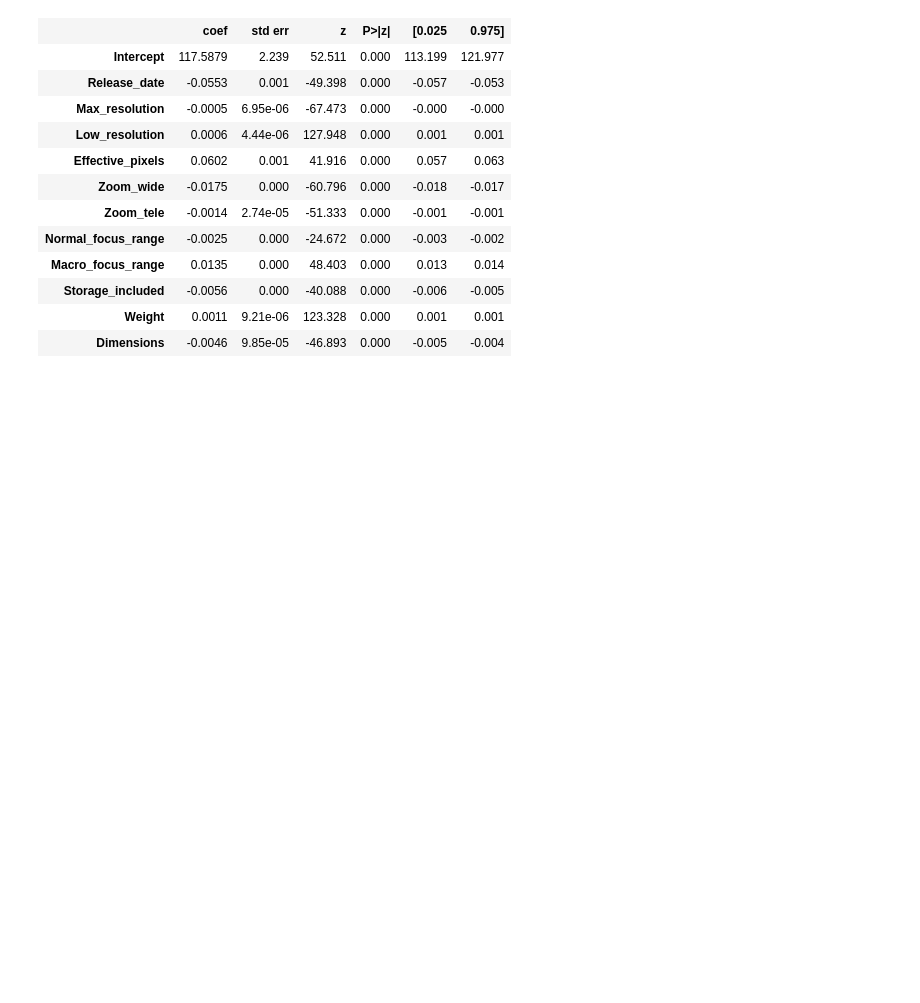
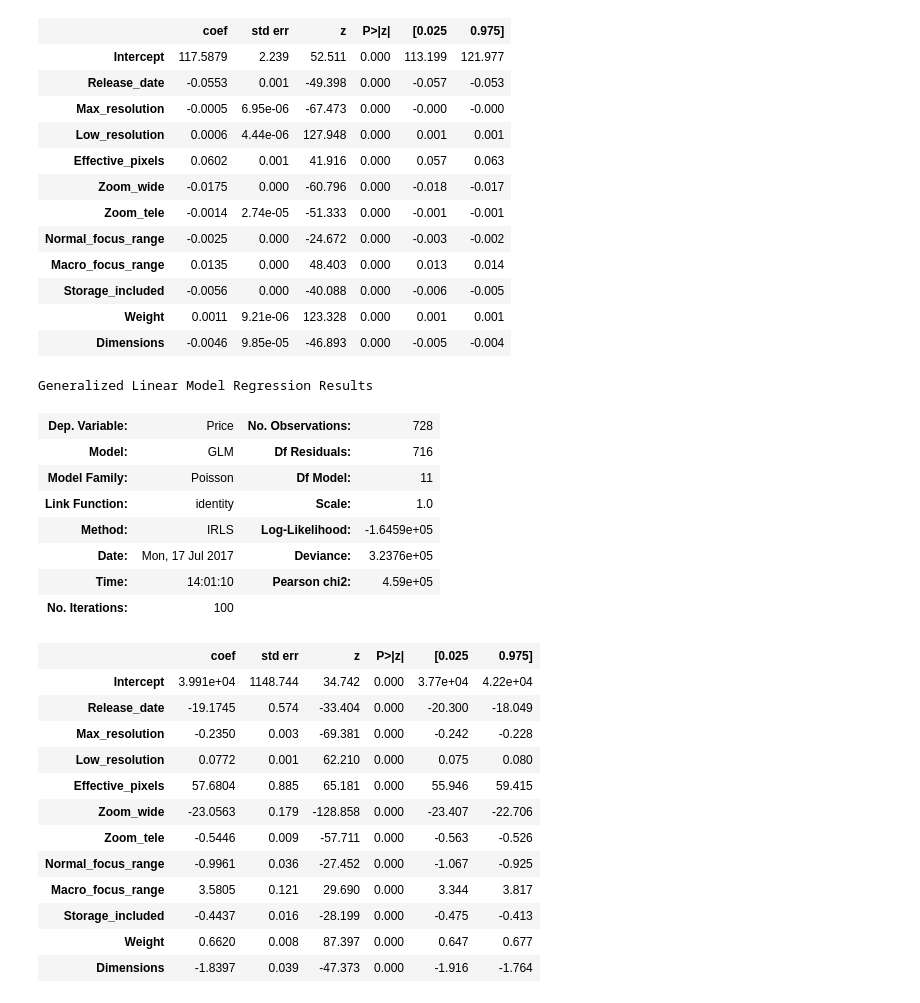
Before and after one commit to mainak24/Regression-2, a Jupyter notebook: Linear_1_camera.ipynb, the cells around one changed output. Drawn from its saved outputs; the diff is of its cells as text; code cells hidden in the pictures; blank space fills up the shorter version.

```diff
--- a/Linear_1_camera.ipynb
+++ b/Linear_1_camera.ipynb
@@ -517,0 +709,11 @@ r2_score(y_train, weight_pred)
+# %%
+x=x_train[["Release date",'Macro focus range','Storage included',"Zoom wide (W)",'Normal focus range',"Weight (inc. batteries)","Dimensions","Max resolution","Zoom tele (T)","Low resolution","Effective pixels"]]
+model_LR.fit(x,y_train)
+print(model_LR.intercept_)
+print(model_LR.coef_)
+weight_pred = model_LR.predict(x)
+r2 = r2_score(y_train, weight_pred)
+print("R square = ",r2)
+n = x_train.shape[0]
+ar2 = 1-((1-r2)*(n-1)/(n-11-1))
+print("Adjusted R square = ",ar2)
@@ -517,0 +729,10 @@ r2_score(y_train, weight_pred)
+# %%
+#Ridge
+model_ridge = RidgeCV(alphas =[0.1,0.5,1.0,10,100,500,1000])
+model_ridge.fit(x_train,y_train)
+pred = model_ridge.predict(x_train)
+print(model_ridge.intercept_)
+print(model_ridge.coef_)
+print(model_ridge.alpha_)
+r2 = r2_score(y_train, weight_pred)
+print("R square = ",r2)
@@ -517,0 +746,11 @@ r2_score(y_train, weight_pred)
+# %%
+#lasso
+model_lasso = LassoCV(alphas=[0.1,0.5,1.0,5,10,100,500])
+model_lasso.fit(x_train,y_train)
+pred = model_lasso.predict(x_train)
+print(model_lasso.intercept_)
+print(model_lasso.coef_)
+print(model_lasso.alpha_)
+r2_score(y_train, pred)
+r2 = r2_score(y_train, weight_pred)
+print("R square = ",r2)
@@ -579,3 +912,30 @@ Generalized Linear Model Regression Results
 | Storage_included | -0.0056 | 0.000 | -40.088 | 0.000 | -0.006 | -0.005 |
 | Weight | 0.0011 | 9.21e-06 | 123.328 | 0.000 | 0.001 | 0.001 |
 | Dimensions | -0.0046 | 9.85e-05 | -46.893 | 0.000 | -0.005 | -0.004 |
+# %%
+formula = 'Price ~ Release_date + Max_resolution + Low_resolution + Effective_pixels + Zoom_wide + Zoom_tele + Normal_focus_range + Macro_focus_range + Storage_included + Weight + Dimensions'
+mod1 = smf.glm(formula=formula, data=ddf, family=sm.families.Poisson(sm.families.links.identity)).fit()
+mod1.summary()
+# %% [output]
+Generalized Linear Model Regression Results
+| Dep. Variable: | Price | No. Observations: | 728 |
+| Model: | GLM | Df Residuals: | 716 |
+| Model Family: | Poisson | Df Model: | 11 |
+| Link Function: | identity | Scale: | 1.0 |
+| Method: | IRLS | Log-Likelihood: | -1.6459e+05 |
+| Date: | Mon, 17 Jul 2017 | Deviance: | 3.2376e+05 |
+| Time: | 14:01:10 | Pearson chi2: | 4.59e+05 |
+| No. Iterations: | 100 |  |  |
+|  | coef | std err | z | P>|z| | [0.025 | 0.975] |
+| Intercept | 3.991e+04 | 1148.744 | 34.742 | 0.000 | 3.77e+04 | 4.22e+04 |
+| Release_date | -19.1745 | 0.574 | -33.404 | 0.000 | -20.300 | -18.049 |
+| Max_resolution | -0.2350 | 0.003 | -69.381 | 0.000 | -0.242 | -0.228 |
+| Low_resolution | 0.0772 | 0.001 | 62.210 | 0.000 | 0.075 | 0.080 |
+| Effective_pixels | 57.6804 | 0.885 | 65.181 | 0.000 | 55.946 | 59.415 |
+| Zoom_wide | -23.0563 | 0.179 | -128.858 | 0.000 | -23.407 | -22.706 |
+| Zoom_tele | -0.5446 | 0.009 | -57.711 | 0.000 | -0.563 | -0.526 |
+| Normal_focus_range | -0.9961 | 0.036 | -27.452 | 0.000 | -1.067 | -0.925 |
+| Macro_focus_range | 3.5805 | 0.121 | 29.690 | 0.000 | 3.344 | 3.817 |
+| Storage_included | -0.4437 | 0.016 | -28.199 | 0.000 | -0.475 | -0.413 |
+| Weight | 0.6620 | 0.008 | 87.397 | 0.000 | 0.647 | 0.677 |
+| Dimensions | -1.8397 | 0.039 | -47.373 | 0.000 | -1.916 | -1.764 |
```
Also changed, not shown: parts of 27 cells of this notebook.
